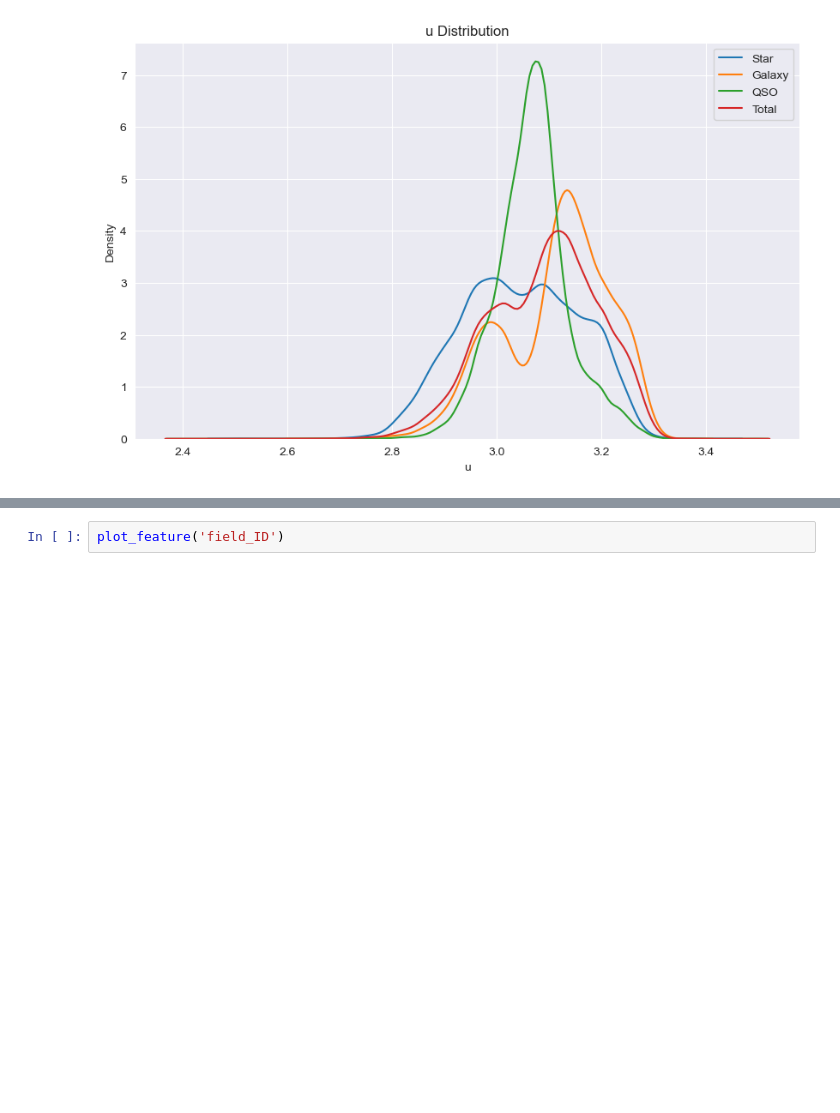
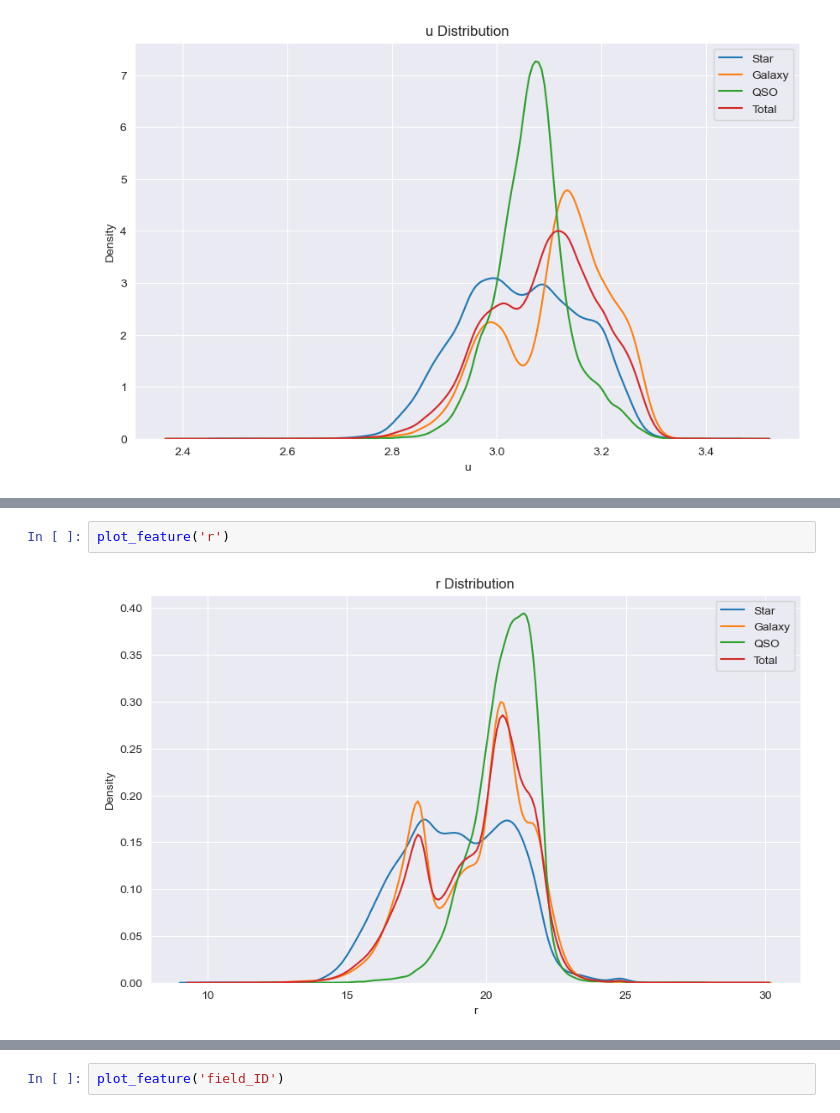
Before and after one commit to aSTRonuun/MachineLearning-2023-Vitor-Alves, a Jupyter notebook: 02-Stelar-Classification-Project/Stelar-Classification-Project.ipynb, the cells around one changed output, grey strips where cells are left out. Cells and saved outputs as stored; diff of their text form; blank space fills up the shorter version.

```diff
--- a/02-Stelar-Classification-Project/Stelar-Classification-Project.ipynb
+++ b/02-Stelar-Classification-Project/Stelar-Classification-Project.ipynb
@@ -181,0 +179,4 @@ features_selected.append(('u', True))
+# %%
+plot_feature('r')
+# %% [output]
+[figure, added]
```
Also changed, not shown: parts of 44 cells of this notebook.
